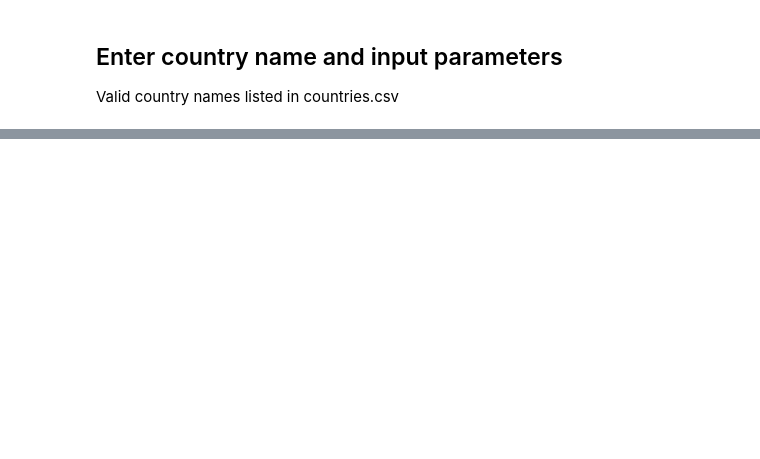
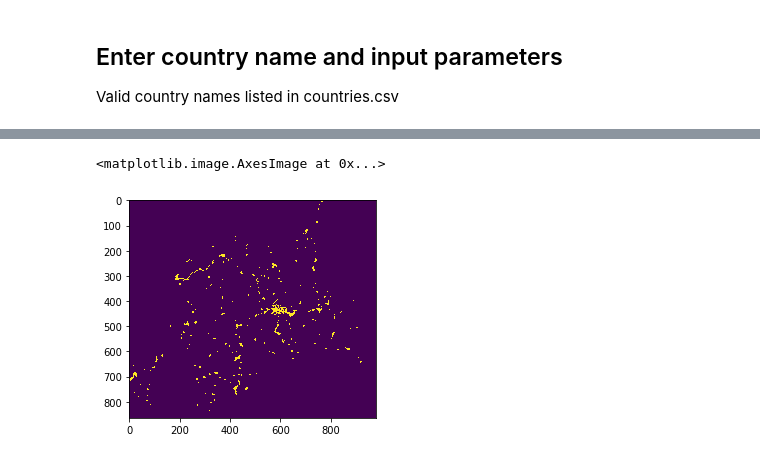
Before and after one commit to carderne/gridfinder, a Jupyter notebook: quickrun.ipynb, the cells around one changed output, grey strips where cells are left out. Cells and saved outputs as stored; diff of their text form; code cells hidden in the pictures; blank space fills up the shorter version.

```diff
--- a/quickrun.ipynb
+++ b/quickrun.ipynb
@@ -57,10 +74,12 @@ plt.imshow(raster_merged, vmin=0, vmax=1)
 # %%
 ntl_filter = create_filter()
-ntl, ntl_filtered, ntl_interp, ntl_thresh, affine = prepare_ntl(
-    ntl_merged_out, aoi, ntl_filter=ntl_filter,
-    threshold=ntl_threshold, upsample_by=ntl_upsample)
+ntl, ntl_filtered, ntl_interp, ntl_thresh, affine = prepare_ntl(ntl_merged_out, aoi, ntl_filter=ntl_filter,
+                                                                threshold=ntl_threshold, upsample_by=ntl_upsample)
 save_raster(ntl_thresh_out, ntl_thresh, affine)
 plt.imshow(ntl_thresh, cmap='viridis')
+# %% [output]
+<matplotlib.image.AxesImage at 0x...>
+[figure, added]
 # %%
 roads, roads_clipped, aoi, roads_raster, affine = prepare_roads(
     roads_in, aoi, ntl_thresh.shape, affine)
```
Also changed, not shown: parts of 10 cells of this notebook, 3 other files.
